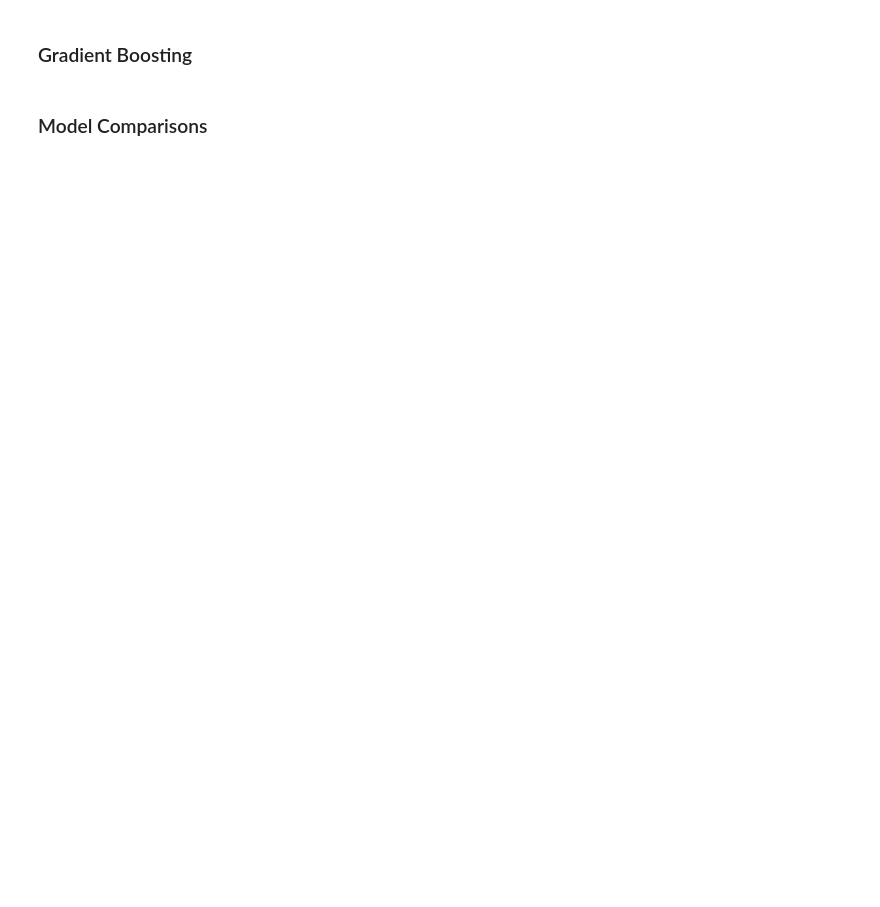
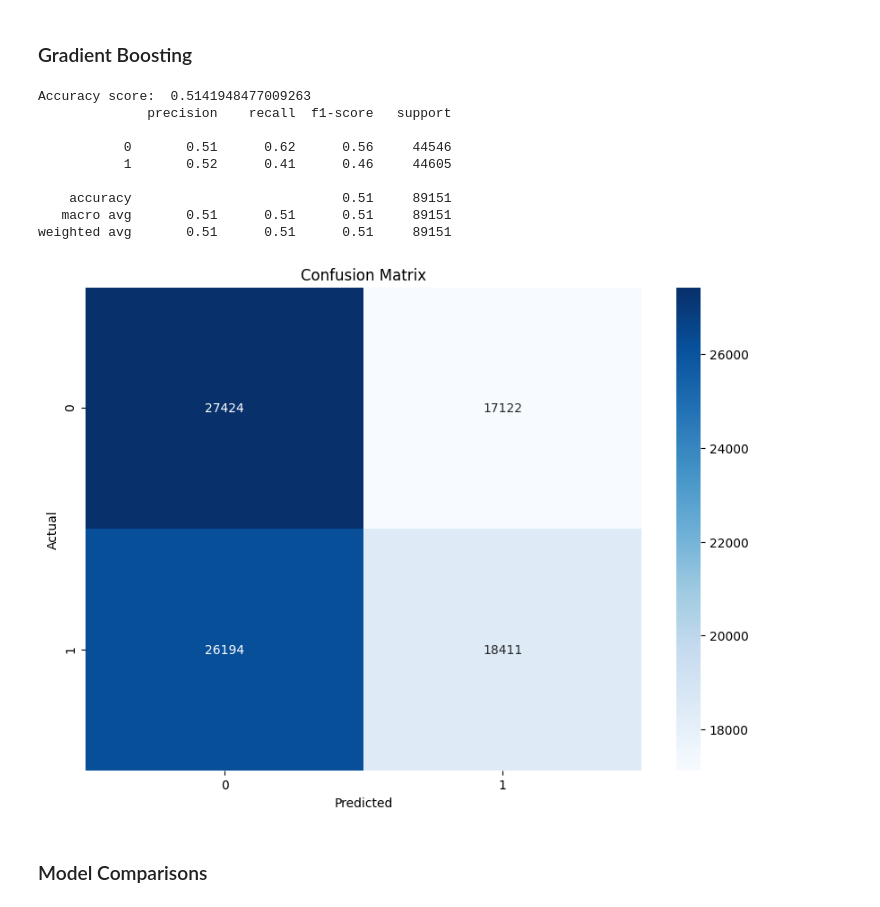
Before and after one commit to SkywingsWang/Masters-Degree-Dissertation, a Jupyter notebook: dissertation.ipynb, the cells around one changed output. Cells and saved outputs as stored; diff of their text form; code cells hidden in the pictures; blank space fills up the shorter version.

```diff
--- a/dissertation.ipynb
+++ b/dissertation.ipynb
@@ -657,47 +484,35 @@ Precision and F-score are ill-defined and being set to 0.0 in labels with no pre
 # %% [markdown]
 ### Gradient Boosting
 # %%
-# Define the parameter grid
-param_grid_GB = {
-    "learning_rate": [0.01, 0.05, 0.1, 0.2],
-    "n_estimators": [50, 100, 200],
-    "max_depth": [3, 5, 7, 9],
-}
-
 # Create a GradientBoostingClassifier
 model_GB = GradientBoostingClassifier()
 
-# Initialize a GridSearchCV with 5-fold cross-validation
-grid_search_GB = GridSearchCV(model_GB, param_grid_GB, cv=5, scoring='balanced_accuracy', error_score='raise')
+model_GB.fit(X_resampled, y_resampled)
 
-# Fit the GridSearchCV object to the data
-grid_search_GB.fit(X_resampled, y_resampled)
-
-# Get the best parameters
-best_params_GB = grid_search_GB.best_params_
-
-# Use the best model to make predictions
-model_GB = GradientBoostingClassifier(
-    learning_rate=best_params_GB['learning_rate'],
-    n_estimators=best_params_GB['n_estimators'],
-    max_depth=best_params_GB['max_depth'],
-)
-
-# Fit the model and make predictions
-model_GB.fit(X_resampled, y_resampled)
 predictions_GB = model_GB.predict(X_test)
 
 # Evaluate the model's performance
 print('Accuracy score: ', balanced_accuracy_score(y_test, predictions_GB))
 print(classification_report(y_test, predictions_GB))
 
 # Plot the confusion matrix
 cm = confusion_matrix(y_test, predictions_GB)
 plt.figure(figsize=(10,7))
 sns.heatmap(cm, annot=True, fmt=".0f", cmap='Blues')
 plt.xlabel('Predicted')
 plt.ylabel('Actual')
 plt.title('Confusion Matrix')
 plt.show()
+# %% [output]
+Accuracy score:  0.5141948477009263
+              precision    recall  f1-score   support
+
+           0       0.51      0.62      0.56     44546
+           1       0.52      0.41      0.46     44605
+
+    accuracy                           0.51     89151
+   macro avg       0.51      0.51      0.51     89151
+weighted avg       0.51      0.51      0.51     89151
+[figure, added]
 # %% [markdown]
 ### Model Comparisons
```
Also changed, not shown: parts of 25 cells of this notebook.
